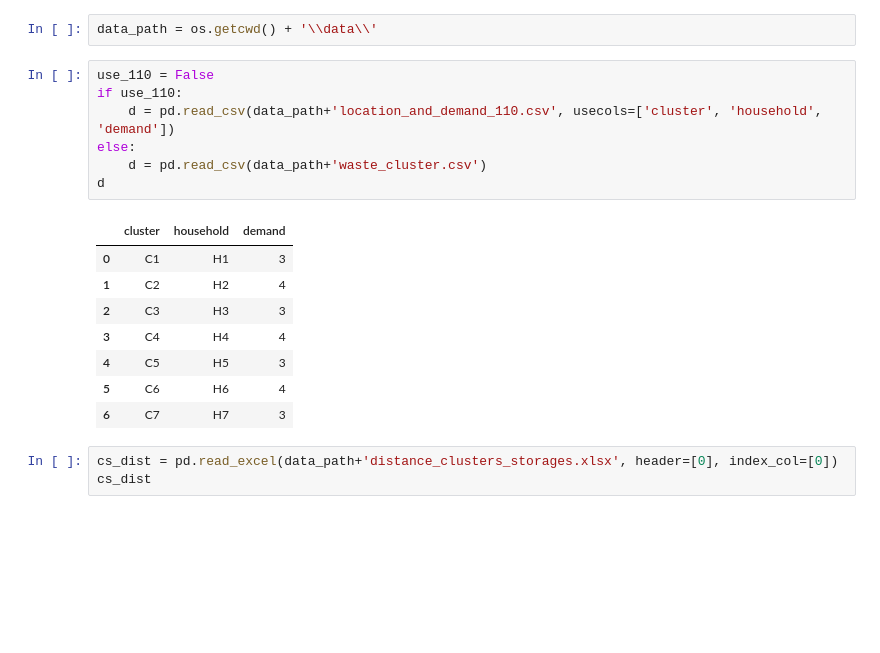
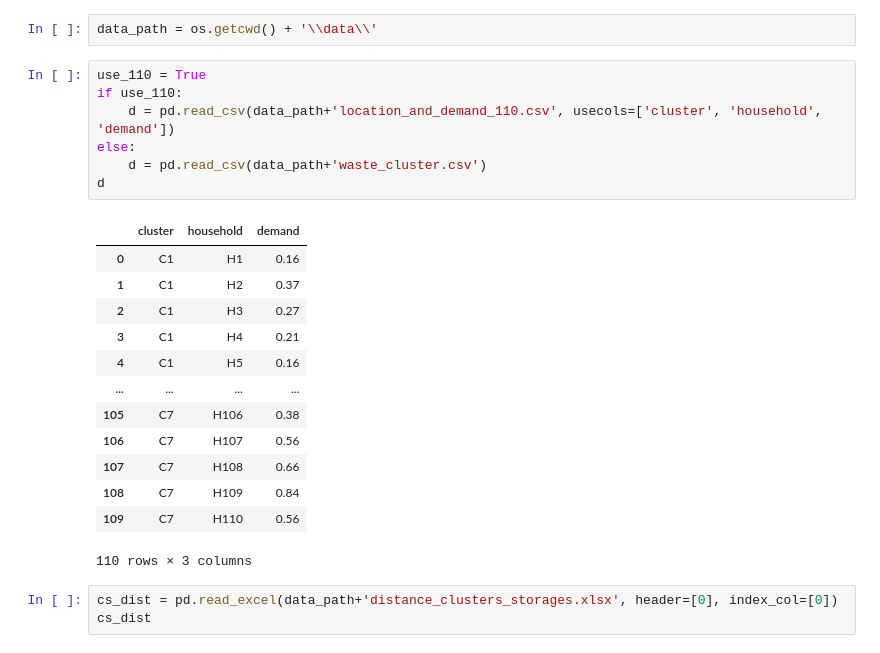
Before and after one commit to wilsonjefferson/DSSC_MO, a Jupyter notebook: larp_waste_management.ipynb, the cells around one changed output. Cells and saved outputs as stored; diff of their text form; blank space fills up the shorter version.

```diff
--- a/larp_waste_management.ipynb
+++ b/larp_waste_management.ipynb
@@ -8,21 +8,26 @@ import os
 # %%
 data_path = os.getcwd() + '\\data\\'
 # %%
-use_110 = False
+use_110 = True
 if use_110:
     d = pd.read_csv(data_path+'location_and_demand_110.csv', usecols=['cluster', 'household', 'demand'])
 else:
     d = pd.read_csv(data_path+'waste_cluster.csv')
 d
 # %% [output]
 |  | cluster | household | demand |
-| 0 | C1 | H1 | 3 |
-| 1 | C2 | H2 | 4 |
-| 2 | C3 | H3 | 3 |
-| 3 | C4 | H4 | 4 |
-| 4 | C5 | H5 | 3 |
-| 5 | C6 | H6 | 4 |
-| 6 | C7 | H7 | 3 |
+| 0 | C1 | H1 | 0.16 |
+| 1 | C1 | H2 | 0.37 |
+| 2 | C1 | H3 | 0.27 |
+| 3 | C1 | H4 | 0.21 |
+| 4 | C1 | H5 | 0.16 |
+| ... | ... | ... | ... |
+| 105 | C7 | H106 | 0.38 |
+| 106 | C7 | H107 | 0.56 |
+| 107 | C7 | H108 | 0.66 |
+| 108 | C7 | H109 | 0.84 |
+| 109 | C7 | H110 | 0.56 |
+110 rows × 3 columns
 # %%
 cs_dist = pd.read_excel(data_path+'distance_clusters_storages.xlsx', header=[0], index_col=[0])
 cs_dist
```
Also changed, not shown: parts of 10 cells of this notebook, 5 other files.
